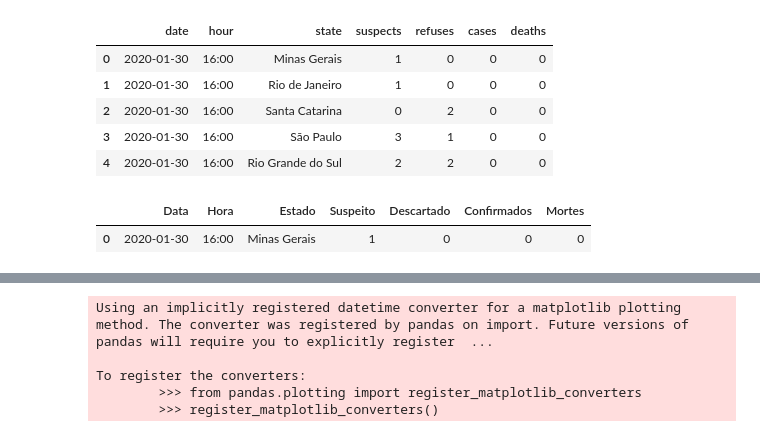
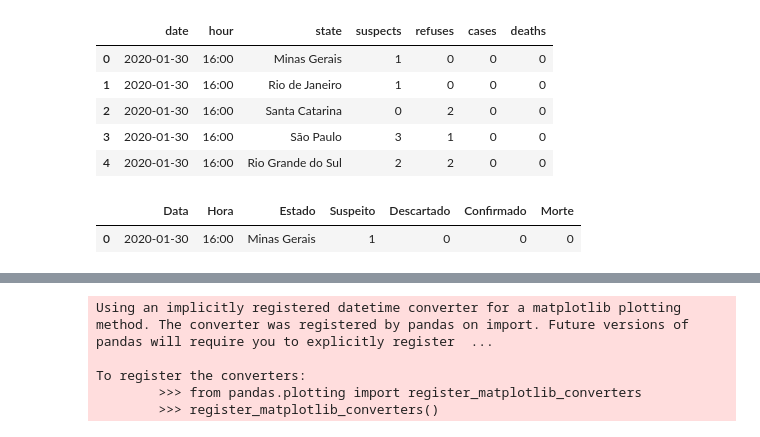
Before and after one commit to pedrodatascientist/Cienciadedados, a Jupyter notebook: Corona_virus.ipynb, the cells around one changed output, grey strips where cells are left out. Cells and saved outputs as stored; diff of their text form; code cells hidden in the pictures.

```diff
--- a/Corona_virus.ipynb
+++ b/Corona_virus.ipynb
@@ -31,11 +35,11 @@ dfconvid.head()
 | 4 | 2020-01-30 | 16:00 | Rio Grande do Sul | 2 | 2 | 0 | 0 |
 # %%
 dfconvid.rename(columns={'date': 'Data', 'hour': 'Hora','state': 'Estado','suspects': 'Suspeito',
-                        'suspects': 'Suspeito', 'refuses': 'Descartado', 'cases': 'Confirmados',
-                         'deaths':'Mortes'}, inplace=True)
+                        'suspects': 'Suspeito', 'refuses': 'Descartado', 'cases': 'Confirmado',
+                         'deaths':'Morte'}, inplace=True)
 dfconvid.head(1)
 # %% [output]
-|  | Data | Hora | Estado | Suspeito | Descartado | Confirmados | Mortes |
+|  | Data | Hora | Estado | Suspeito | Descartado | Confirmado | Morte |
 | 0 | 2020-01-30 | 16:00 | Minas Gerais | 1 | 0 | 0 | 0 |
 # %%
 dfconvid.isnull().sum()
```
Also changed, not shown: parts of 10 cells of this notebook.
